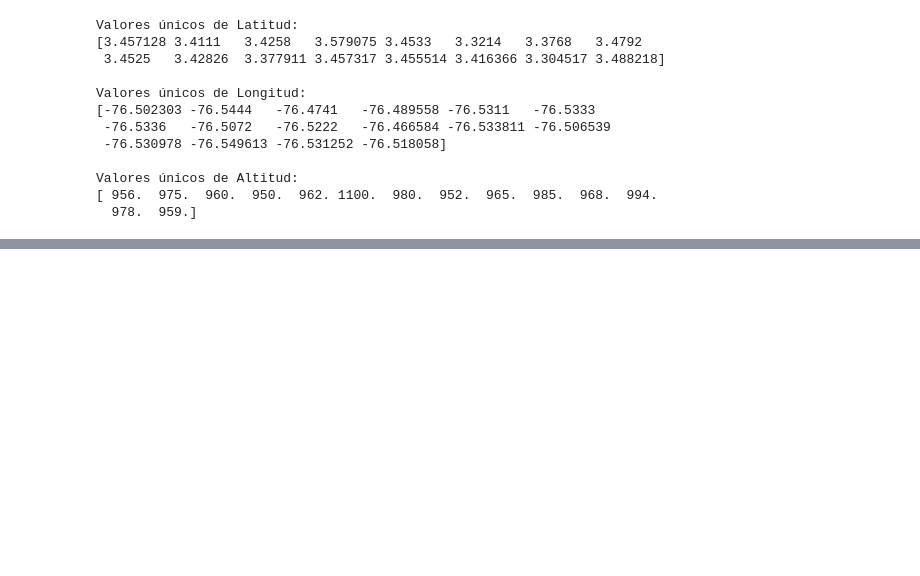
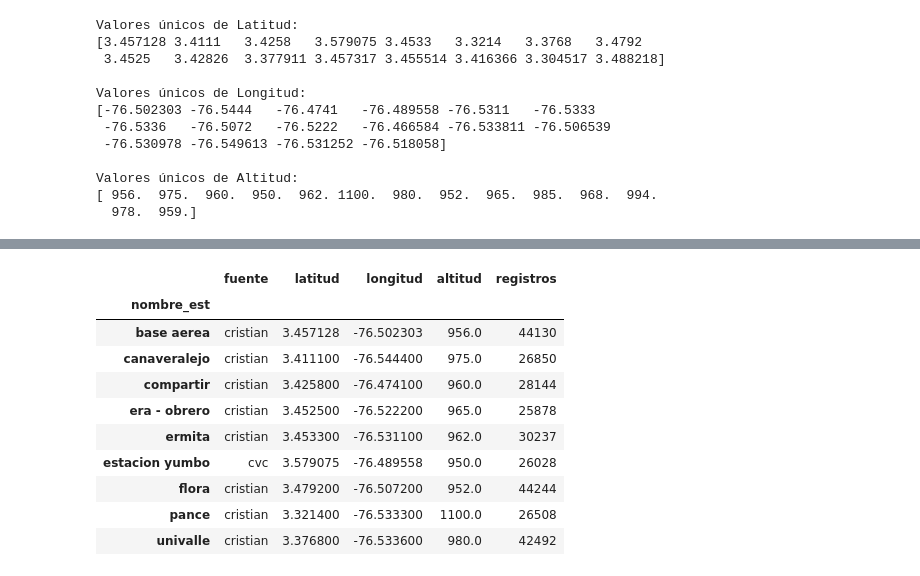
Before and after one commit to yeigen/proyecto-3, a Jupyter notebook: notebooks/dagma/dagma-combinado-era-modis.ipynb, the cells around one changed output, grey strips where cells are left out. Saved outputs shown, nothing was run; the diff lists cells and outputs as text; code cells hidden in the pictures; blank space fills up the shorter version.

```diff
--- a/notebooks/dagma/dagma-combinado-era-modis.ipynb
+++ b/notebooks/dagma/dagma-combinado-era-modis.ipynb
@@ -72,0 +328,20 @@ df.describe()
+# %%
+coords_canonicas = (
+    coords.sort_values(["nombre_est", "registros"], ascending=[True, False])
+    .groupby("nombre_est")
+    .head(1)
+    .set_index("nombre_est")
+)
+coords_canonicas
+# %% [output]
+|  | fuente | latitud | longitud | altitud | registros |
+| nombre_est |  |  |  |  |  |
+| base aerea | cristian | 3.457128 | -76.502303 | 956.0 | 44130 |
+| canaveralejo | cristian | 3.411100 | -76.544400 | 975.0 | 26850 |
+| compartir | cristian | 3.425800 | -76.474100 | 960.0 | 28144 |
+| era - obrero | cristian | 3.452500 | -76.522200 | 965.0 | 25878 |
+| ermita | cristian | 3.453300 | -76.531100 | 962.0 | 30237 |
+| estacion yumbo | cvc | 3.579075 | -76.489558 | 950.0 | 26028 |
+| flora | cristian | 3.479200 | -76.507200 | 952.0 | 44244 |
+| pance | cristian | 3.321400 | -76.533300 | 1100.0 | 26508 |
+| univalle | cristian | 3.376800 | -76.533600 | 980.0 | 42492 |
```
Also changed, not shown: parts of 13 cells of this notebook, 1 other file.
